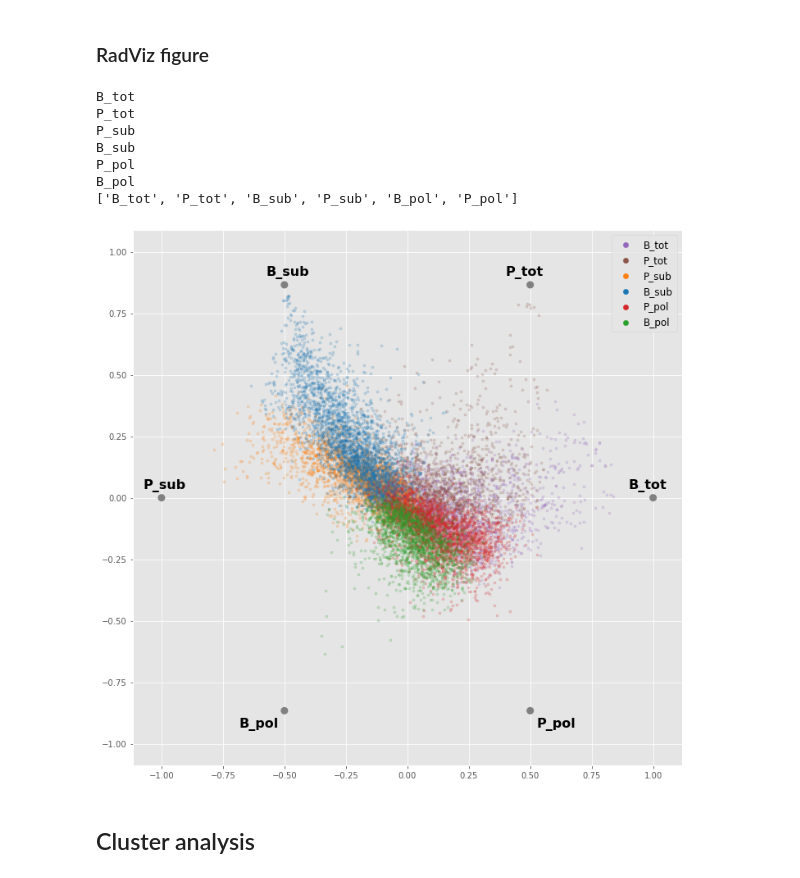
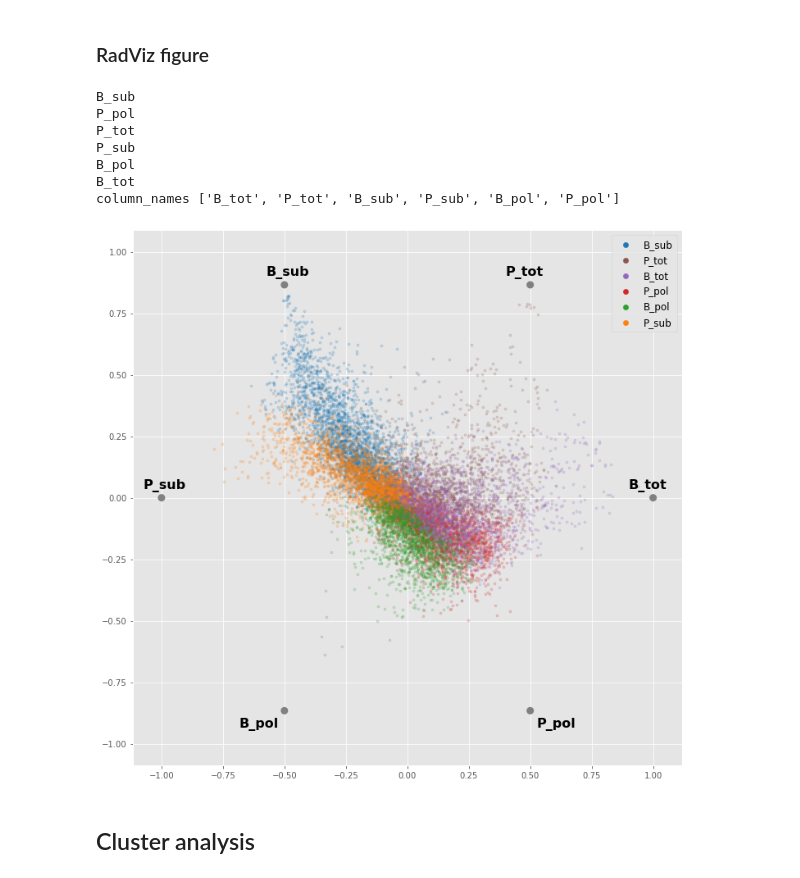
Before and after one commit to mtinti/polysome, a Jupyter notebook: Figures_Paper_def.ipynb, the cells around one changed output. Drawn from its saved outputs; the diff is of its cells as text; code cells hidden in the pictures.

```diff
--- a/Figures_Paper_def.ipynb
+++ b/Figures_Paper_def.ipynb
@@ -738,22 +740,24 @@ radviz_dataset.shape
 # %%
 fig,ax=plt.subplots(figsize=(12,12))
 cols = [n for n in out_df.columns if n.endswith('_mean')]
 color = {'B_tot':'tab:purple','B_pol':'tab:green','B_sub':'tab:blue',
          'P_tot':'tab:brown','P_pol':'tab:red','P_sub':'tab:orange'}
 
 radviz_dataset=radviz_dataset[['B_tot','P_tot','B_sub','P_sub','B_pol','P_pol','classes']]
 rad_viz,to_plot,s = UT.radviz(radviz_dataset,
-                           'classes', color=color,ax=ax,)
+                           'classes', color=color,ax=ax, legend_order = [
+                             'B_sub', 'P_tot' , 'B_tot', 'P_pol','B_pol','P_sub'
+                           ])
 plt.savefig('Figures/Figure_8.png')
 # %% [output]
-B_tot
+B_sub
+P_pol
 P_tot
 P_sub
-B_sub
-P_pol
 B_pol
-['B_tot', 'P_tot', 'B_sub', 'P_sub', 'B_pol', 'P_pol']
+B_tot
+column_names ['B_tot', 'P_tot', 'B_sub', 'P_sub', 'B_pol', 'P_pol']
-[figure, old version]
+[figure, new version]
 # %% [markdown]
 ## Cluster analysis
 # %%
```
Also changed, not shown: parts of 61 cells of this notebook, 1 other file.
